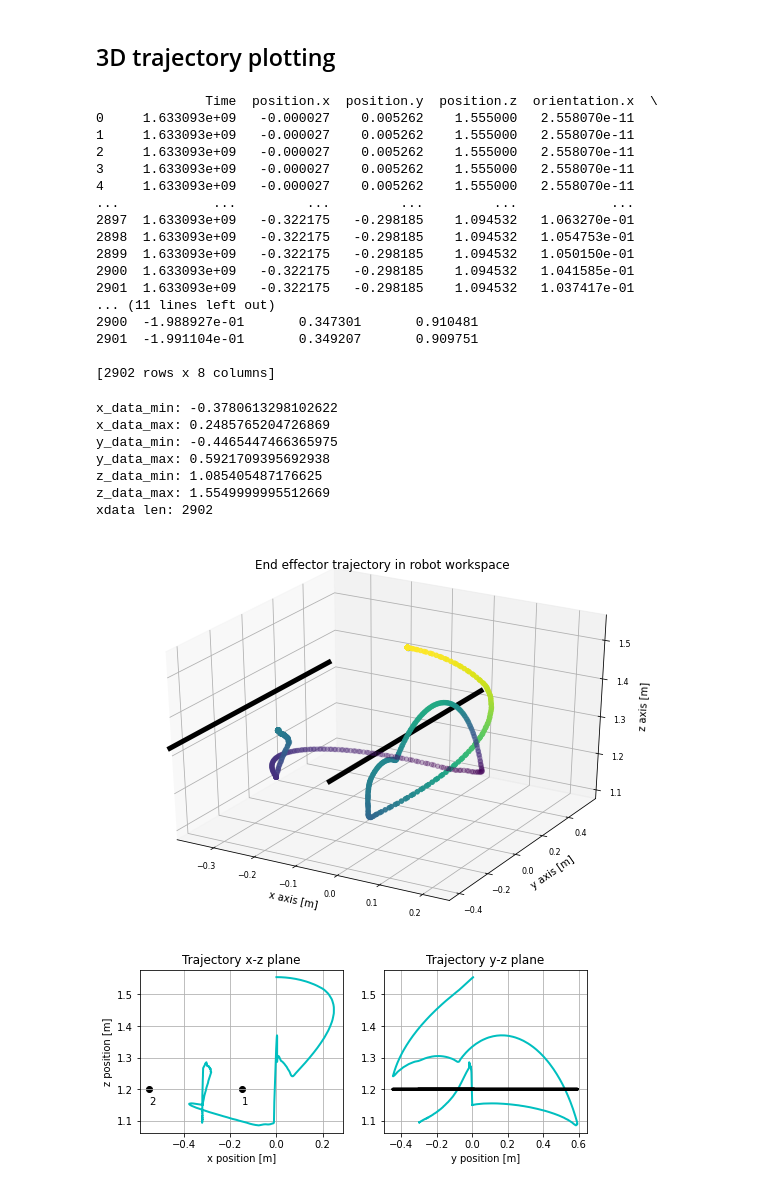
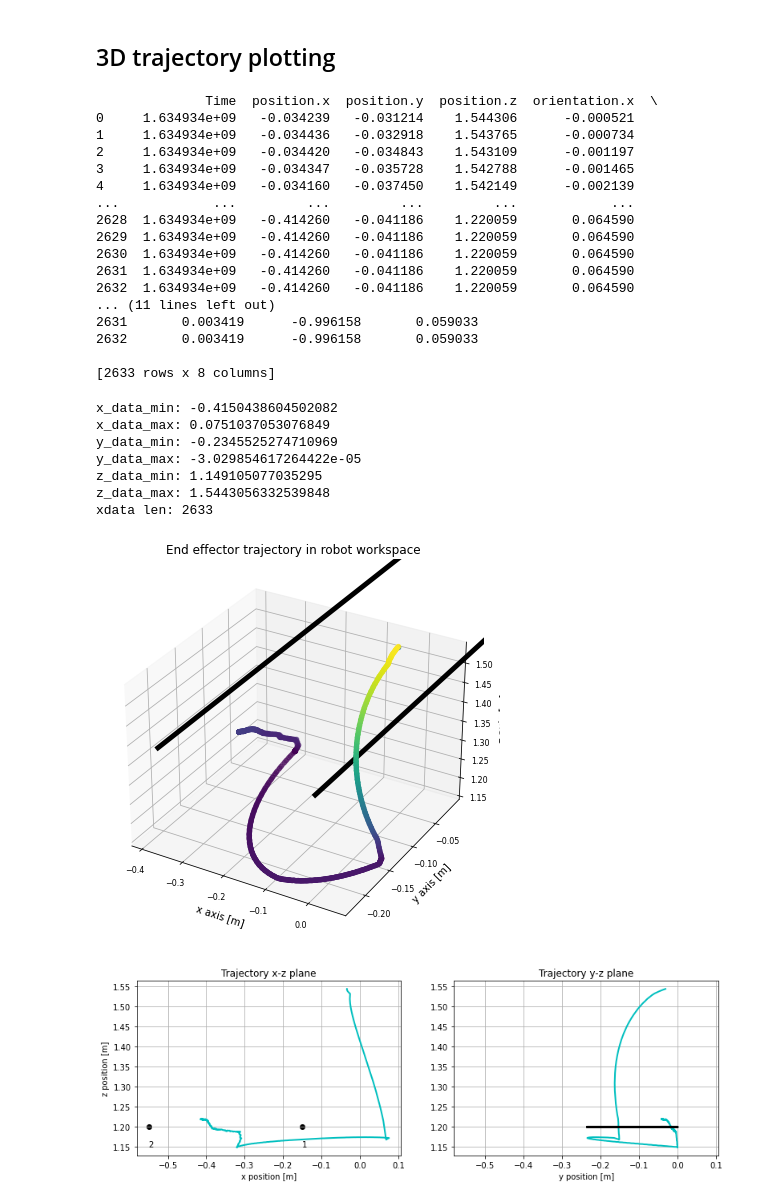
Before and after one commit to fzoric8/ros_utils, a Jupyter notebook: bags/bagging.ipynb, the cells around one changed output. Drawn from its saved outputs; the diff is of its cells as text; code cells hidden in the pictures.

```diff
--- a/bags/bagging.ipynb
+++ b/bags/bagging.ipynb
@@ -33,7 +33,7 @@ After that you can use `pip3 install <package_name>` to install neccessary pytho
 # %% [markdown]
 ## Read bag
 # %%
-bag_name = "experiment2.bag"
+bag_name = "final_exp1.bag"
 
 b = bagreader(bag_name)
 # %% [output]
@@ -536,7 +429,7 @@ ValueError: x and y must have same first dimension, but have shapes (420,) and (
 # %% [markdown]
 #### Load bag
 # %%
-bag_name = "experiment2.bag"
+bag_name = "final_exp1.bag"
 
 b = bagreader(bag_name)
 csv_files = []
@@ -751,22 +822,22 @@ from mpl_toolkits import mplot3d
 print(tool_pose)
 # %% [output]
               Time  position.x  position.y  position.z  orientation.x  \
-0     1.633093e+09   -0.000027    0.005262    1.555000   2.558070e-11
-1     1.633093e+09   -0.000027    0.005262    1.555000   2.558070e-11
-2     1.633093e+09   -0.000027    0.005262    1.555000   2.558070e-11
-3     1.633093e+09   -0.000027    0.005262    1.555000   2.558070e-11
-4     1.633093e+09   -0.000027    0.005262    1.555000   2.558070e-11
+0     1.634934e+09   -0.034239   -0.031214    1.544306      -0.000521
+1     1.634934e+09   -0.034436   -0.032918    1.543765      -0.000734
+2     1.634934e+09   -0.034420   -0.034843    1.543109      -0.001197
+3     1.634934e+09   -0.034347   -0.035728    1.542788      -0.001465
+4     1.634934e+09   -0.034160   -0.037450    1.542149      -0.002139
 ...            ...         ...         ...         ...            ...
-2897  1.633093e+09   -0.322175   -0.298185    1.094532   1.063270e-01
-2898  1.633093e+09   -0.322175   -0.298185    1.094532   1.054753e-01
-2899  1.633093e+09   -0.322175   -0.298185    1.094532   1.050150e-01
-2900  1.633093e+09   -0.322175   -0.298185    1.094532   1.041585e-01
-2901  1.633093e+09   -0.322175   -0.298185    1.094532   1.037417e-01
+2628  1.634934e+09   -0.414260   -0.041186    1.220059       0.064590
+2629  1.634934e+09   -0.414260   -0.041186    1.220059       0.064590
+2630  1.634934e+09   -0.414260   -0.041186    1.220059       0.064590
+2631  1.634934e+09   -0.414260   -0.041186    1.220059       0.064590
+2632  1.634934e+09   -0.414260   -0.041186    1.220059       0.064590
 ... (11 lines left out)
-2900  -1.988927e-01       0.347301       0.910481
-2901  -1.991104e-01       0.349207       0.909751
+2631       0.003419      -0.996158       0.059033
+2632       0.003419      -0.996158       0.059033
 
-[2902 rows x 8 columns]
+[2633 rows x 8 columns]
 # %%
 %matplotlib inline
 import numpy as np
@@ -817,45 +888,45 @@ print("xdata len: {}".format(len(xdata)))
 #print("power1_y_line: {}".format(len(power1_y_line)))
 
 # Plot powerlines
 ax.plot3D(power1_x_line, power1_y_line, power_z_line, color="black", linewidth=5)
 ax.plot3D(power2_x_line, power1_y_line, power_z_line, color="black", linewidth=5)
 
 
-plt.savefig("trajectory3D.jpg")
+plt.savefig("trajectory3D.svg")
 
 # Subplots for trajectory of robotic manipulator #
 ##################################################
 fig, (ax1, ax2) = plt.subplots(ncols=2, sharey='col', sharex=True)
-fig.set_size_inches(8, 3)
+fig.set_size_inches(13, 4)
 ax1 = plt.subplot(121)
 ax1.plot(tool_pose['position.x'], tool_pose['position.z'], 'c', linewidth=2)
 ax1.scatter(-0.15, 1.2, c="k")
 ax1.scatter(-0.55, 1.2, c="k")
 ax1.text(-0.15, 1.15, "1")
 ax1.text(-0.55, 1.15, "2")
 ax1.set_title("Trajectory x-z plane")
 ax1.grid(True)
 ax1.set_ylabel('z position [m]')
 ax1.set_xlabel('x position [m]')
 
 ax2 = plt.subplot(122)
 ax2.plot(tool_pose['position.y'], tool_pose['position.z'], 'c', linewidth=2)
 ax2.plot(tool_pose['position.y'], np.linspace(1.2, 1.2, len(tool_pose['position.y'])), c="black", linewidth=3)
 ax2.set_title("Trajectory y-z plane")
 ax2.grid(True)
 ax2.set_xlabel('y position [m]')
 
-plt.savefig("trajectory.jpg")
+plt.savefig("trajectory.svg")
 # %% [output]
-x_data_min: -0.3780613298102622
-x_data_max: 0.2485765204726869
-y_data_min: -0.4465447466365975
-y_data_max: 0.5921709395692938
-z_data_min: 1.085405487176625
-z_data_max: 1.5549999995512669
-xdata len: 2902
+x_data_min: -0.4150438604502082
+x_data_max: 0.0751037053076849
+y_data_min: -0.2345525274710969
+y_data_max: -3.029854617264422e-05
+z_data_min: 1.149105077035295
+z_data_max: 1.5443056332539848
+xdata len: 2633
-[figure, old version]
+[figure, new version]
-[figure, old version]
+[figure, new version]
 # %%
 config_dict = {"x_min": -0.1,
                "x_max": 0.1,
```
Also changed, not shown: parts of 23 cells of this notebook.
